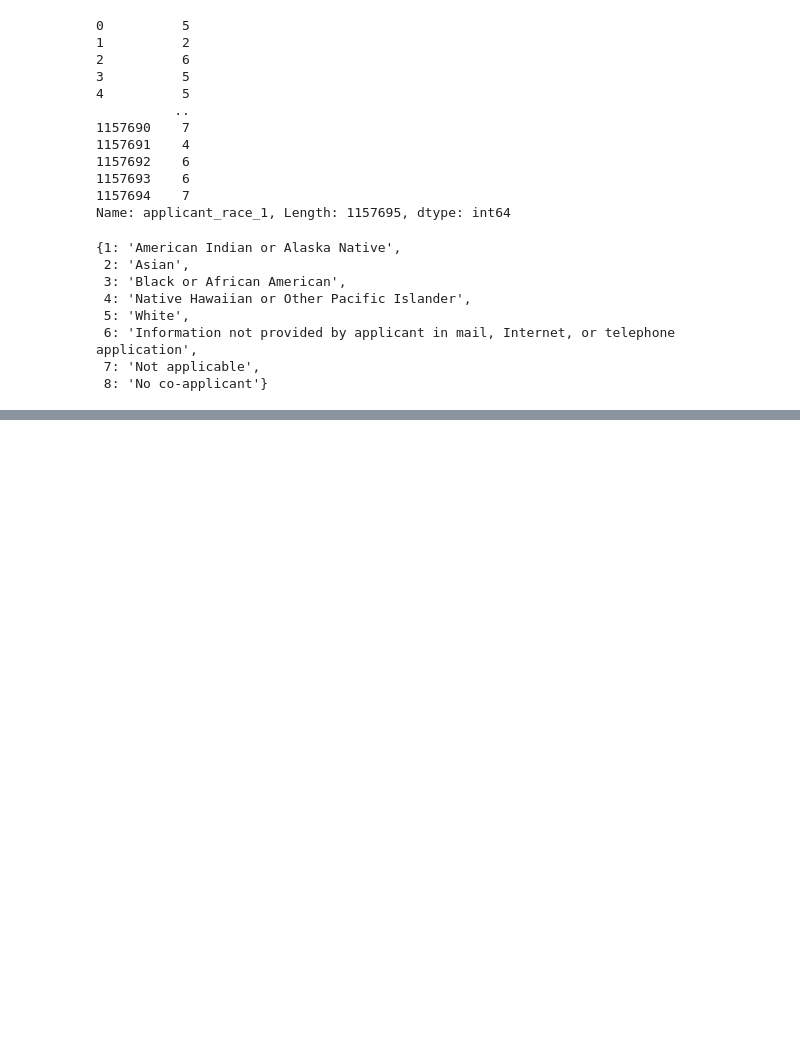
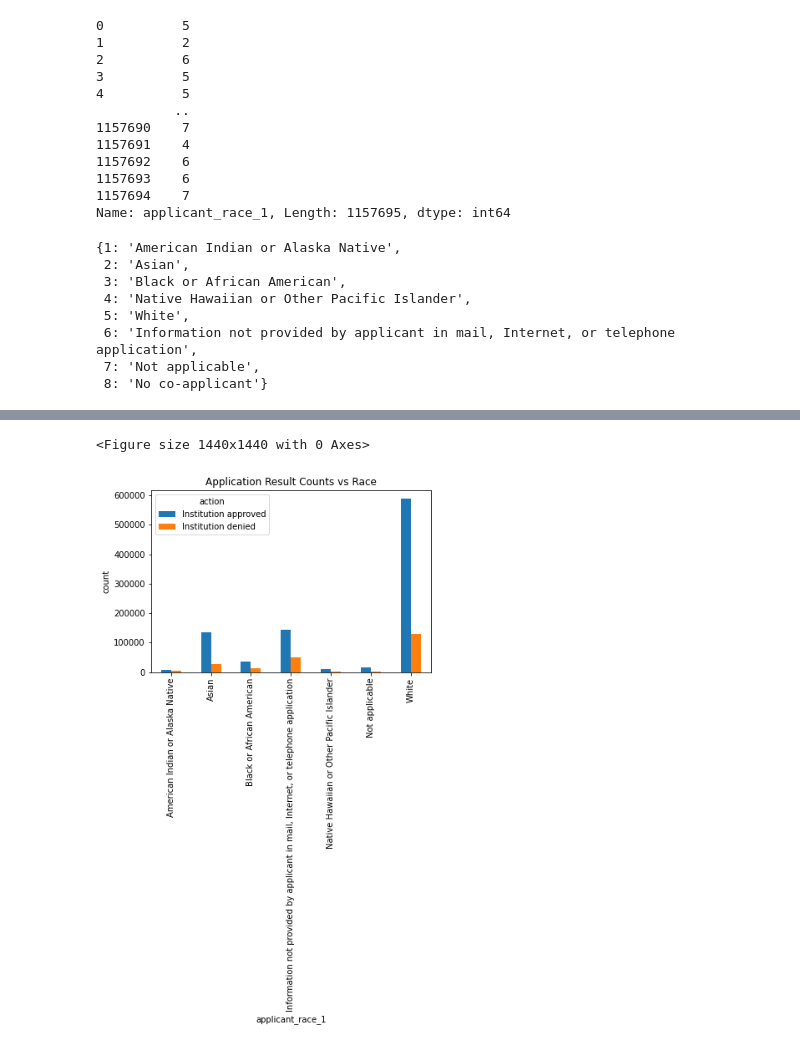
Before and after one commit to YihengYe/ECE143-HMDA_Mortagage_Analysis_and_Prediction, a Jupyter notebook: notebooks/Raw_EDA_3_Race analysis.ipynb, the cells around one changed output, grey strips where cells are left out. Drawn from its saved outputs; the diff is of its cells as text; code cells hidden in the pictures; blank space fills up the shorter version.

```diff
--- a/notebooks/Raw_EDA_3_Race analysis.ipynb
+++ b/notebooks/Raw_EDA_3_Race analysis.ipynb
@@ -94,0 +142,15 @@ Race_total.plot.pie(legend=False, title='Race Composition for All Applicants',au
+# %%
+Race_result=skimmed_df[['applicant_race_1','action_taken']]
+RecodeAction={1:"Institution approved",2:"Institution approved", 3:'Institution denied', 7:'Institution denied',8:'Institution approved'}
+Race_result_b=pd.DataFrame()
+Race_result_b['action']= Race_result['action_taken'].replace(RecodeAction)
+Race_result_b['applicant_race_1']=Race_result['applicant_race_1'].replace(RaceMap)
+Race_result_a1=Race_result_b.pivot_table(index='applicant_race_1', columns='action',aggfunc='size',fill_value=0)
+plt.figure(figsize=(20,20))
+Race_result_a1.plot.bar(title='Application Result Counts vs Race')
+plt.ylabel('count')
+plt.xticks(rotation=90)
+plt.savefig(image_path+'Application_result_count_race.png', bbox_inches='tight')
+# %% [output]
+<Figure size 1440x1440 with 0 Axes>
+[figure, added]
```
Also changed, not shown: parts of 33 cells of this notebook.
